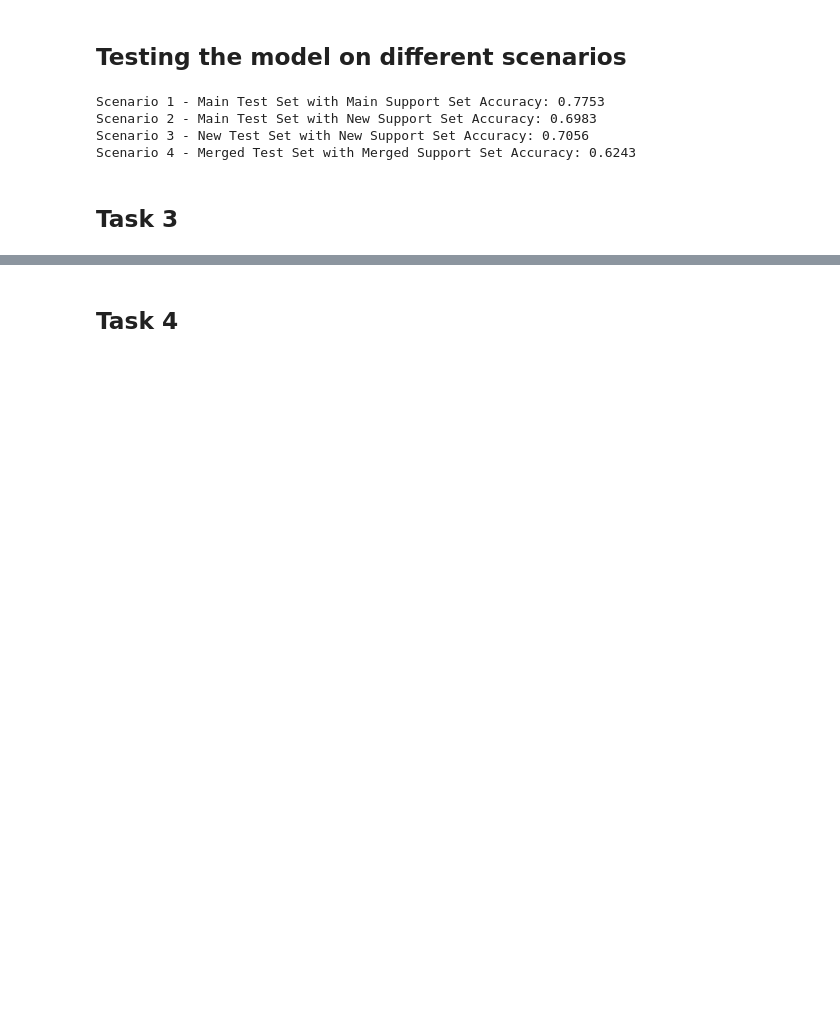
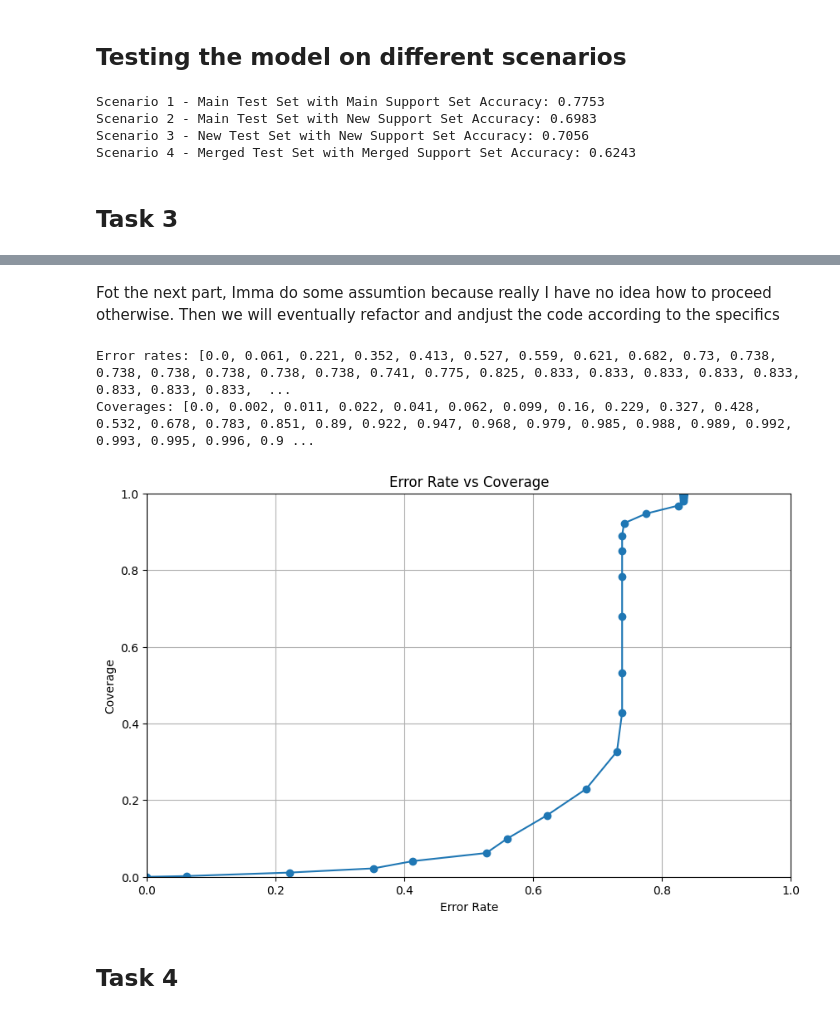
Before and after one commit to gabry1242/Deeplearning_project, a Jupyter notebook: ass1_skeleton.ipynb, the cells around one changed output, grey strips where cells are left out. Cells and saved outputs as stored; diff of their text form; code cells hidden in the pictures; blank space fills up the shorter version.

```diff
--- a/ass1_skeleton.ipynb
+++ b/ass1_skeleton.ipynb
@@ -777,3 +749,68 @@ mAP = 0.04061600273730708
+# %% [markdown]
+Fot the next part, Imma do some assumtion because really I have no idea how to proceed otherwise. Then we will eventually refactor and andjust the code according to the specifics
+# %%
+# error rate needs to go from 0 to 1 and need to be seen on the x axis
+# covarage needs to go from 0 to 1 and need to be seen on the y axis
+def compute_error_rate_and_coverage(distances, support_labels, test_labels, threshold):
+    error_rate = 0.0
+    coverage = 0.0
+    N_test = 1000
+
+    for k in range(N_test):
+        sorted_idx = list(np.argsort(distances[k, :]))
+        sorted_idx = sorted_idx[1:]
+
+        if ((test_labels[k] != merged_test_dataset.targets[sorted_idx[0]]) and
+        (test_labels[k] != merged_test_dataset.targets[sorted_idx[1]]) and
+        (test_labels[k] != merged_test_dataset.targets[sorted_idx[2]]) and
+        average_precision(test_labels[sorted_idx], test_labels[k]) < threshold):
+            error_rate += 1
+
+        '''print(test_labels[k])
+        print(merged_test_dataset.targets[sorted_idx[0]])
+        print(error_rate)
+        print("------------------------")
+        print("True class:")
+        print(classes[test_labels[k]])
+        print("Top 3 predicted:")
+        print([classes[merged_test_dataset.targets[i]] for i in sorted_idx[:3]])
+        print("Average precision {}".format(average_precision(test_labels[sorted_idx], test_labels[k])))
+        print()'''
+
+        if (distances[k, sorted_idx[0]] < threshold or
+            distances[k, sorted_idx[1]] < threshold or
+            distances[k, sorted_idx[2]] < threshold):
+            coverage += 1
+
+    error_rate /= N_test
+    coverage /= N_test
+    return error_rate, coverage
+
+# Example usage
+thresholds = np.linspace(0, 1, 100)
+error_rates = []
+coverages = []
+for threshold in thresholds:
+    error_rate, coverage = compute_error_rate_and_coverage(distances, support_labels, test_labels, threshold)
+    error_rates.append(error_rate)
+    coverages.append(coverage)
+
+print("Error rates:", error_rates)
+print("Coverages:", coverages)
+# Plotting the error rate vs coverage
+plt.figure(figsize=(10, 6))
+plt.plot(error_rates, coverages, marker='o')
+plt.title('Error Rate vs Coverage')
+plt.xlabel('Error Rate')
+plt.ylabel('Coverage')
+plt.grid()
+plt.xlim(0, 1)
+plt.ylim(0, 1)
+plt.show()
+# %% [output]
+Error rates: [0.0, 0.061, 0.221, 0.352, 0.413, 0.527, 0.559, 0.621, 0.682, 0.73, 0.738, 0.738, 0.738, 0.738, 0.738, 0.738, 0.741, 0.775, 0.825, 0.833, 0.833, 0.833, 0.833, 0.833, 0.833, 0.833, 0.833,  ...
+Coverages: [0.0, 0.002, 0.011, 0.022, 0.041, 0.062, 0.099, 0.16, 0.229, 0.327, 0.428, 0.532, 0.678, 0.783, 0.851, 0.89, 0.922, 0.947, 0.968, 0.979, 0.985, 0.988, 0.989, 0.992, 0.993, 0.995, 0.996, 0.9 ...
+[figure, added]
 # %% [markdown]
 ## Task 4
 # %%
```
Also changed, not shown: parts of 8 cells of this notebook, 1 other file.
